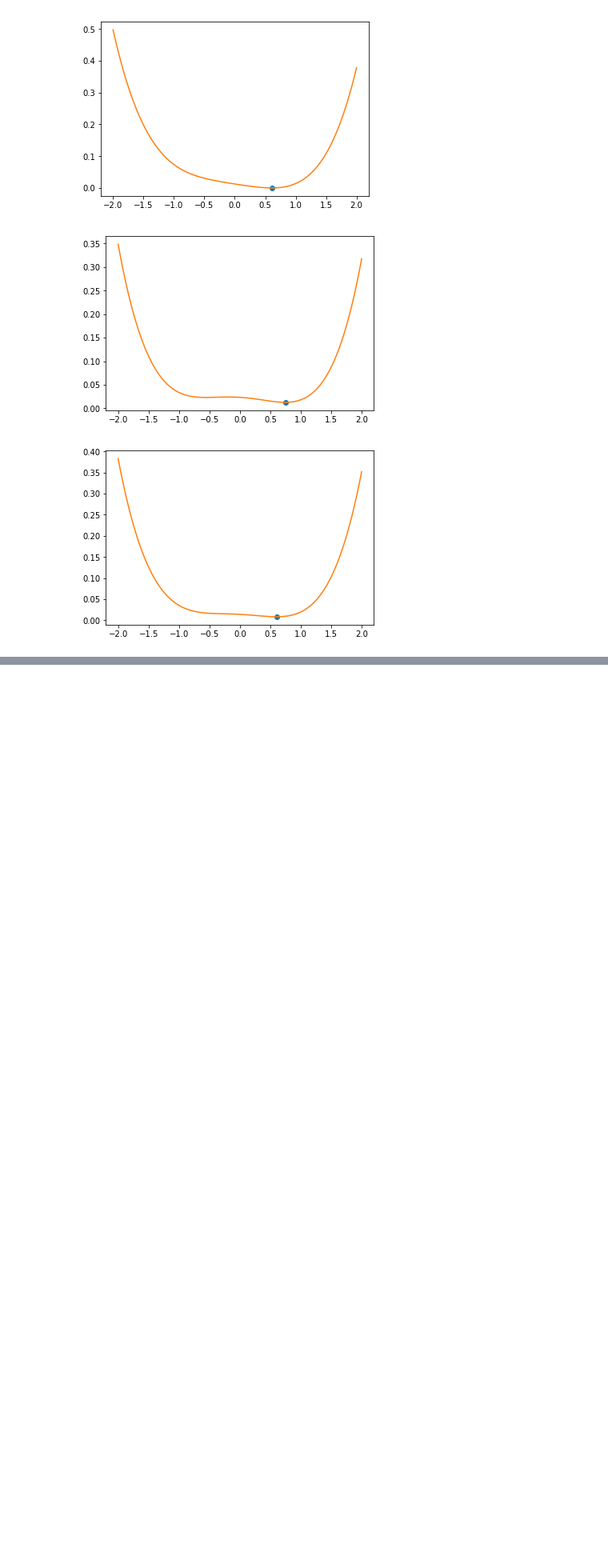
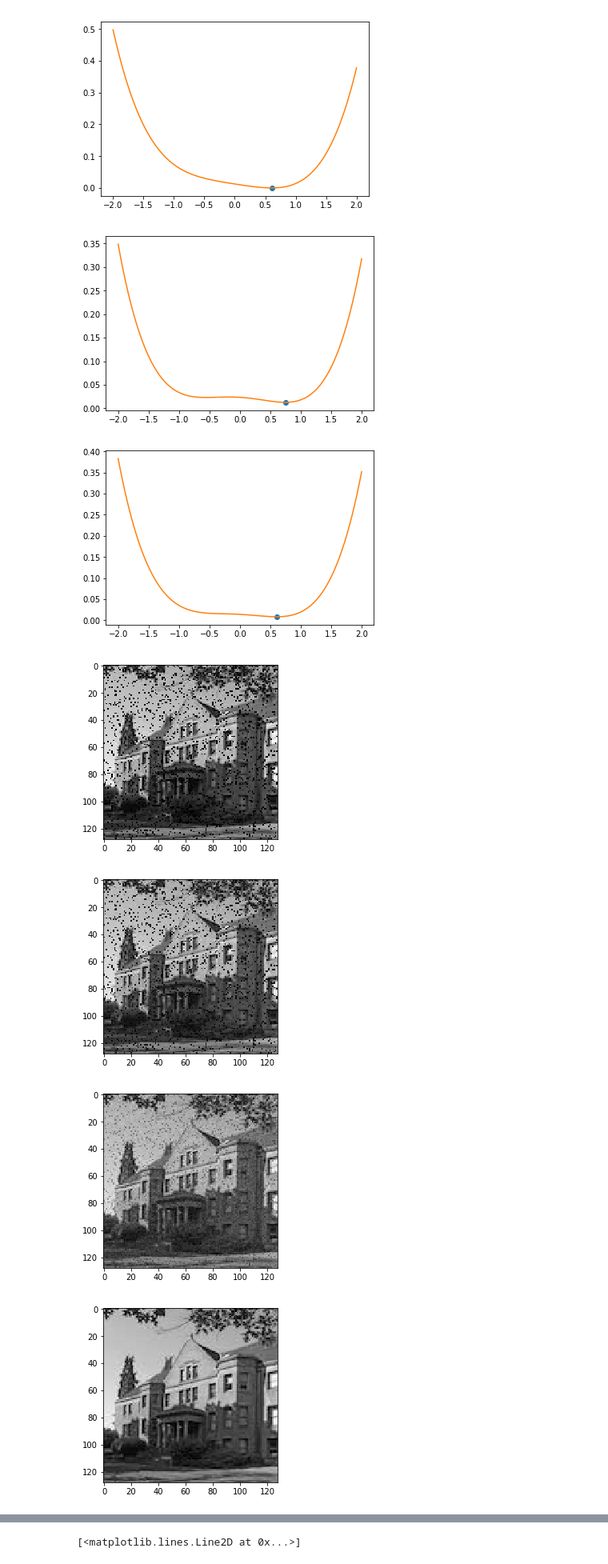
Before and after one commit to aksholokhov/uw-amath563-sp19, a Jupyter notebook: final/amath563_phase_retrival.ipynb, the cells around one changed output, grey strips where cells are left out. Shown at 80% size. Saved outputs shown, nothing was run; the diff lists cells and outputs as text; code cells hidden in the pictures; blank space fills up the shorter version.

```diff
--- a/final/amath563_phase_retrival.ipynb
+++ b/final/amath563_phase_retrival.ipynb
@@ -359,3 +362,24 @@ w = prox_phi(z, y, lam, nu)
 [figure]
 [figure]
 [figure]
+# %%
+x_pred =  xs_trajectory[0].reshape((m, n))
+imshow(x_pred)
+show()
+x_pred =  xs_trajectory[10].reshape((m, n))
+imshow(x_pred)
+show()
+x_pred =  xs_trajectory[100].reshape((m, n))
+imshow(x_pred)
+show()
+x_pred =  xs_trajectory[-1].reshape((m, n))
+imshow(x_pred)
+show()
+plot([norm(x - y) for x, y in zip(xs_trajectory[1:], xs_trajectory[:-1])][650:])
+show()
+plot(f_vals)
+# %% [output]
+[figure, added]
+[figure, added]
+[figure, added]
+[figure, added]
@@ -361,0 +387 @@ w = prox_phi(z, y, lam, nu)
+[<matplotlib.lines.Line2D at 0x...>]
```
Also changed, not shown: parts of 16 cells of this notebook, 12 other files.
